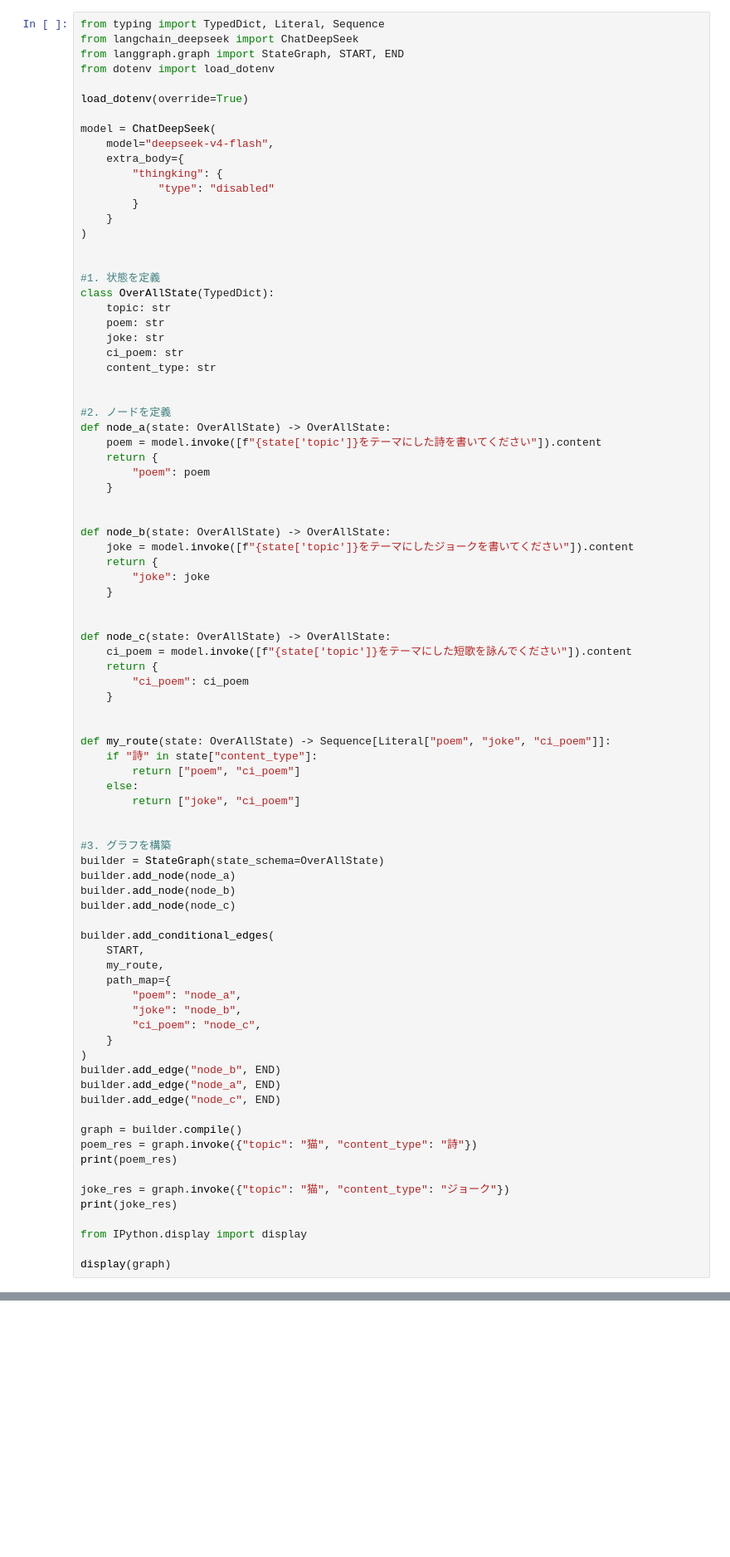
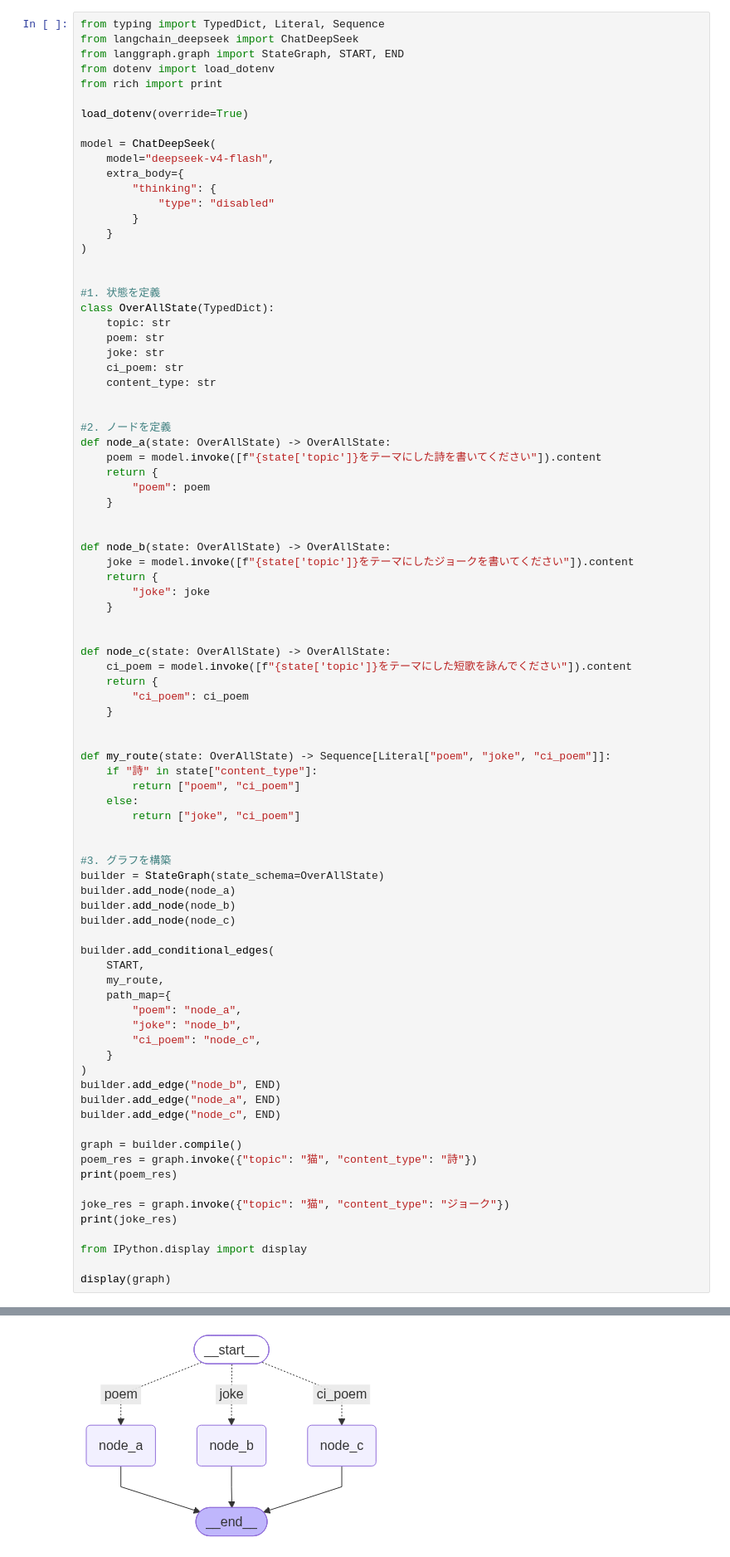
Before and after one commit to findmouse/AI-practice, a Jupyter notebook: langgraph1.1/chapter02/06_path_map2.ipynb, the cells around one changed output, grey strips where cells are left out. Shown at 83% size. Cells and saved outputs as stored; diff of their text form; blank space fills up the shorter version.

```diff
--- a/langgraph1.1/chapter02/06_path_map2.ipynb
+++ b/langgraph1.1/chapter02/06_path_map2.ipynb
@@ -3,13 +3,14 @@ from typing import TypedDict, Literal, Sequence
 from langchain_deepseek import ChatDeepSeek
 from langgraph.graph import StateGraph, START, END
 from dotenv import load_dotenv
+from rich import print
 
 load_dotenv(override=True)
 
 model = ChatDeepSeek(
     model="deepseek-v4-flash",
     extra_body={
-        "thingking": {
+        "thinking": {
             "type": "disabled"
         }
     }
@@ -83,3 +84,4 @@ print(joke_res)
 from IPython.display import display
 
 display(graph)
+# %% [output]
@@ -86,3 +121,4 @@ display(graph)
+[figure, added]
 # %%
 from typing import TypedDict
 from langgraph.graph import StateGraph, START, END
```
Also changed, not shown: parts of 2 cells of this notebook, 27 other files.
